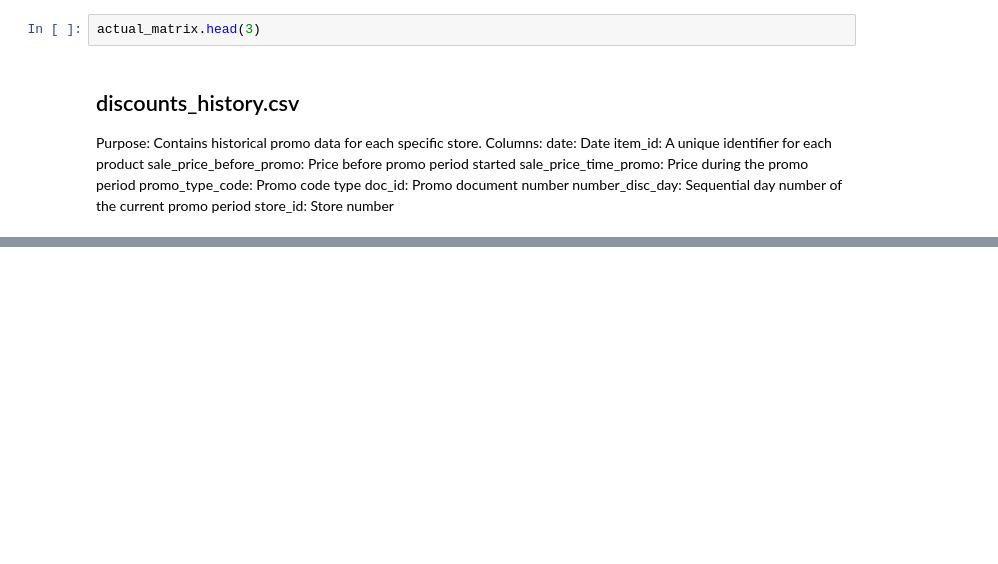
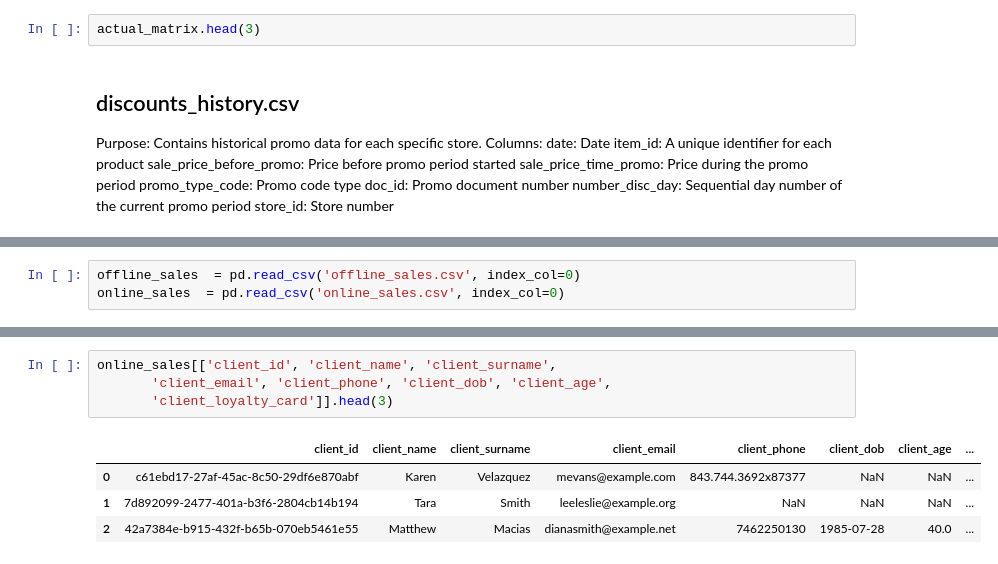
Before and after one commit to marybazo/Data-processing, a Jupyter notebook: Generate_retail_sales_data/Retail_data_generation.ipynb, the cells around one changed output, grey strips where cells are left out. Drawn from its saved outputs; the diff is of its cells as text; blank space fills up the shorter version.

```diff
--- a/Generate_retail_sales_data/Retail_data_generation.ipynb
+++ b/Generate_retail_sales_data/Retail_data_generation.ipynb
@@ -593,0 +668,3 @@ discounts_history.head(3)
+# %%
+offline_sales  = pd.read_csv('offline_sales.csv', index_col=0)
+online_sales  = pd.read_csv('online_sales.csv', index_col=0)
@@ -593,0 +694,9 @@ discounts_history.head(3)
+# %%
+online_sales[['client_id', 'client_name', 'client_surname',
+       'client_email', 'client_phone', 'client_dob', 'client_age',
+       'client_loyalty_card']].head(3)
+# %% [output]
+|  | client_id | client_name | client_surname | client_email | client_phone | client_dob | client_age | ... |
+| 0 | c61ebd17-27af-45ac-8c50-29df6e870abf | Karen | Velazquez | mevans@example.com | 843.744.3692x87377 | NaN | NaN | ... |
+| 1 | 7d892099-2477-401a-b3f6-2804cb14b194 | Tara | Smith | leeleslie@example.org | NaN | NaN | NaN | ... |
+| 2 | 42a7384e-b915-432f-b65b-070eb5461e55 | Matthew | Macias | dianasmith@example.net | 7462250130 | 1985-07-28 | 40.0 | ... |
```
Also changed, not shown: parts of 27 cells of this notebook, 1 other file.
